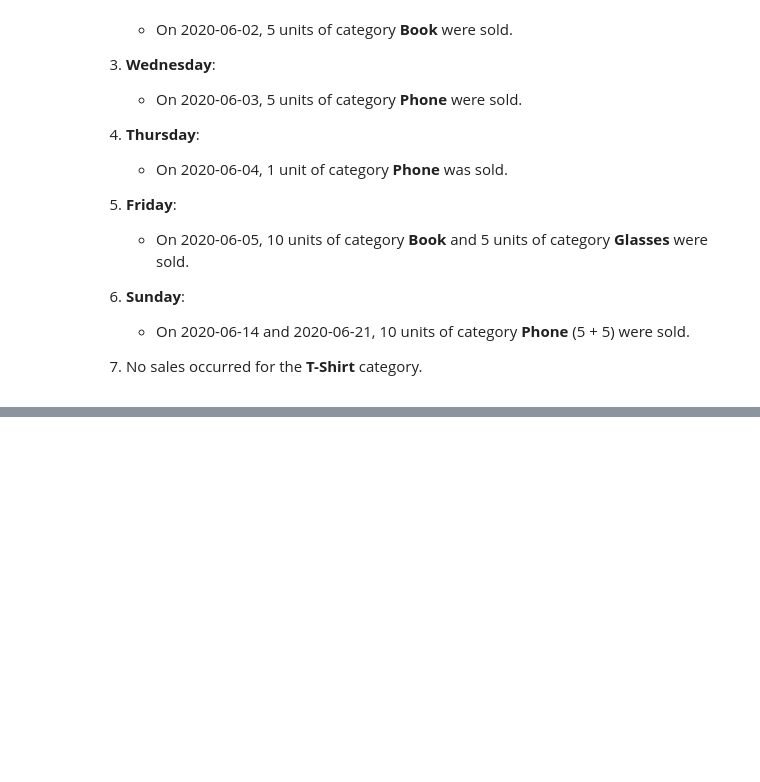
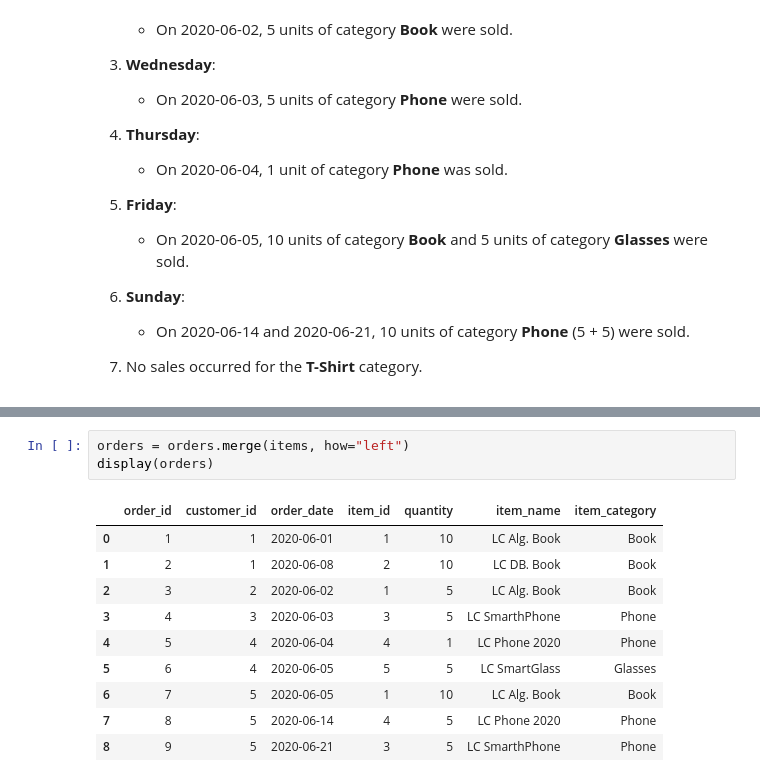
Before and after one commit to SKawsar/Pandas-Hard-Data-Preprocessing, a Jupyter notebook: Sales by Day of the Week.ipynb, the cells around one changed output, grey strips where cells are left out. Drawn from its saved outputs; the diff is of its cells as text; blank space fills up the shorter version.

```diff
--- a/Sales by Day of the Week.ipynb
+++ b/Sales by Day of the Week.ipynb
@@ -171,0 +153,14 @@ orders
+# %%
+orders = orders.merge(items, how="left")
+display(orders)
+# %% [output]
+|  | order_id | customer_id | order_date | item_id | quantity | item_name | item_category |
+| 0 | 1 | 1 | 2020-06-01 | 1 | 10 | LC Alg. Book | Book |
+| 1 | 2 | 1 | 2020-06-08 | 2 | 10 | LC DB. Book | Book |
+| 2 | 3 | 2 | 2020-06-02 | 1 | 5 | LC Alg. Book | Book |
+| 3 | 4 | 3 | 2020-06-03 | 3 | 5 | LC SmarthPhone | Phone |
+| 4 | 5 | 4 | 2020-06-04 | 4 | 1 | LC Phone 2020 | Phone |
+| 5 | 6 | 4 | 2020-06-05 | 5 | 5 | LC SmartGlass | Glasses |
+| 6 | 7 | 5 | 2020-06-05 | 1 | 10 | LC Alg. Book | Book |
+| 7 | 8 | 5 | 2020-06-14 | 4 | 5 | LC Phone 2020 | Phone |
+| 8 | 9 | 5 | 2020-06-21 | 3 | 5 | LC SmarthPhone | Phone |
```
Also changed, not shown: parts of 19 cells of this notebook.
